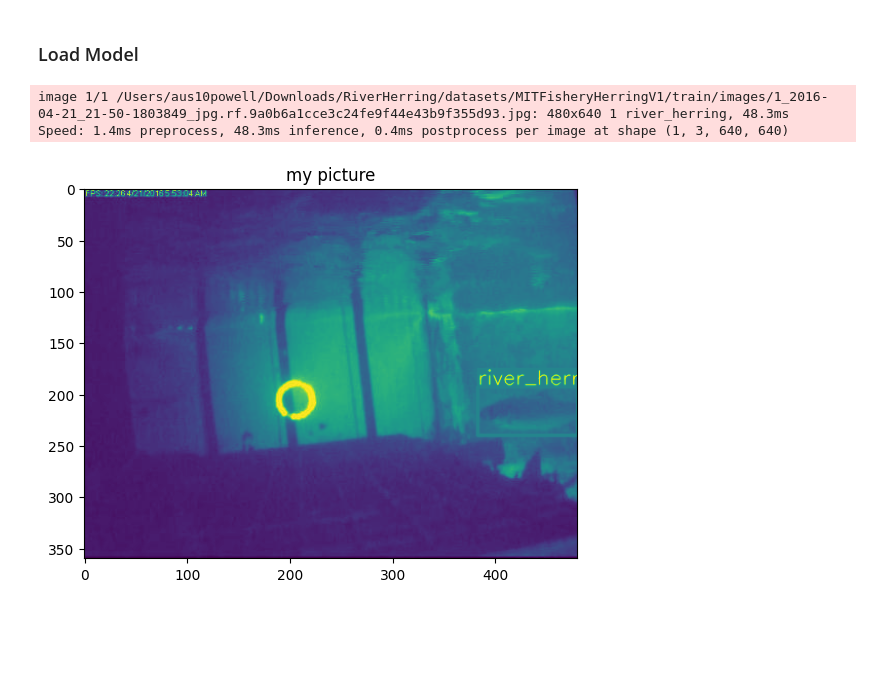
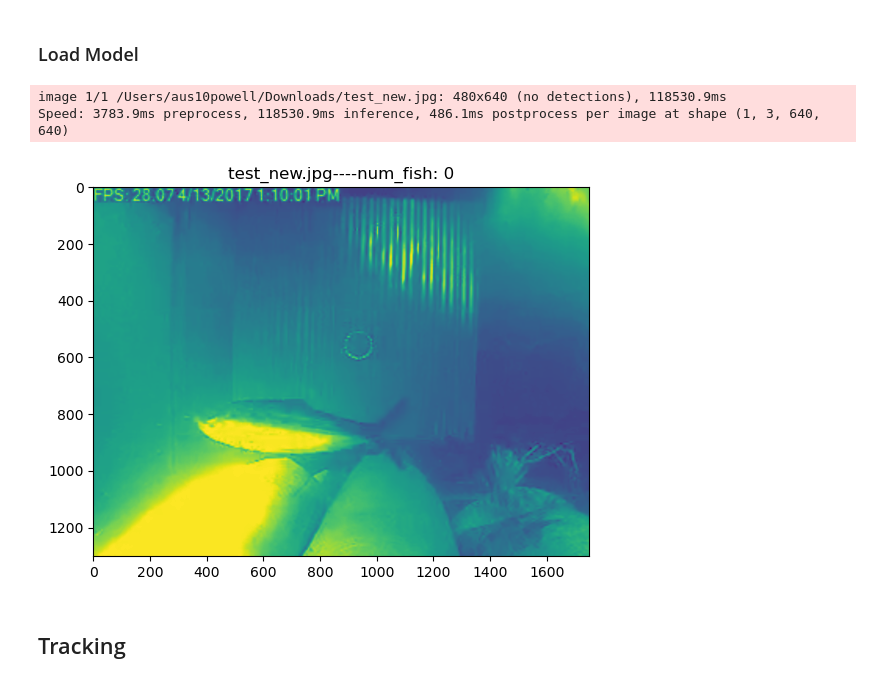
Before and after one commit to aus10powell/MIT-Fishery-Counter, a Jupyter notebook: code/notebooks/training.ipynb, the cells around one changed output. Drawn from its saved outputs; the diff is of its cells as text; code cells hidden in the pictures; blank space fills up the shorter version.

```diff
--- a/code/notebooks/training.ipynb
+++ b/code/notebooks/training.ipynb
@@ -123,21 +164,36 @@ Speed: 0.8ms preprocess, 48.5ms inference, 0.2ms postprocess per image at shape
 # %% [markdown]
 ### Load Model
 # %%
-model_best = YOLO('/Users/aus10powell/Downloads/RiverHerring/runs/detect/train38/weights/best.pt')
-results = model_best('/Users/aus10powell/Downloads/RiverHerring/datasets/MITFisheryHerringV1/train/images/1_2016-04-21_21-50-1803849_jpg.rf.9a0b6a1cce3c24fe9f44e43b9f355d93.jpg')
+model_best = YOLO('./last.pt')
+model_best = YOLO( "/Users/aus10powell/Downloads/RiverHerring/runs/detect/train38/weights/best.pt")
-# %% [output]
-image 1/1 /Users/aus10powell/Downloads/RiverHerring/datasets/MITFisheryHerringV1/train/images/1_2016-04-21_21-50-1803849_jpg.rf.9a0b6a1cce3c24fe9f44e43b9f355d93.jpg: 480x640 1 river_herring, 48.3ms
-Speed: 1.4ms preprocess, 48.3ms inference, 0.4ms postprocess per image at shape (1, 3, 640, 640)
-# %%
-import matplotlib.pyplot as plt
-import cv2
-annotated_frame = results[0].plot()
-
-
-gray = cv2.cvtColor(annotated_frame, cv2.COLOR_BGR2GRAY)
-
-plt.imshow(gray)
-plt.title('my picture')
-plt.show()
-# %% [output]
-[figure, removed]
+# %%
+
+import matplotlib.pyplot as plt
+import cv2
+
+
+
+herring_example = '/Users/aus10powell/Downloads/RiverHerring/River Herring JRWA/2013 Johne RIver Wapping Rd Dam/vlcsnap-2016-12-20-11h40m56s911.jpg'
+white_sucker_example = '/Users/aus10powell/Downloads/RiverHerring/River Herring JRWA/2013 Underwater fish Jones River/WhiteSuckerWapping (6).JPG'
+small_image = '/Users/aus10powell/Downloads/RiverHerring/IRWA 2017 (Large+annotations)/IRWA Small Jpgs/Batch 1/2_2017-04-14_19-03-04.jpg'
+video_capture_test = '/Users/aus10powell/Downloads/test_new.jpg'
+
+image = video_capture_test#herring_example
+
+results = model_best(image)
+title = image.split("/")[-1]
+num_fish = len(results[0].boxes.data)
+
+annotated_frame = results[0].plot()
+gray = cv2.cvtColor(annotated_frame, cv2.COLOR_BGR2GRAY)
+
+
+plt.imshow(gray)
+plt.title(title + f'----num_fish: {num_fish }')
+plt.show()
+# %% [output]
+image 1/1 /Users/aus10powell/Downloads/test_new.jpg: 480x640 (no detections), 118530.9ms
+Speed: 3783.9ms preprocess, 118530.9ms inference, 486.1ms postprocess per image at shape (1, 3, 640, 640)
+[figure, added]
+# %% [markdown]
+## Tracking
```
Also changed, not shown: parts of 13 cells of this notebook, 5 other files.
